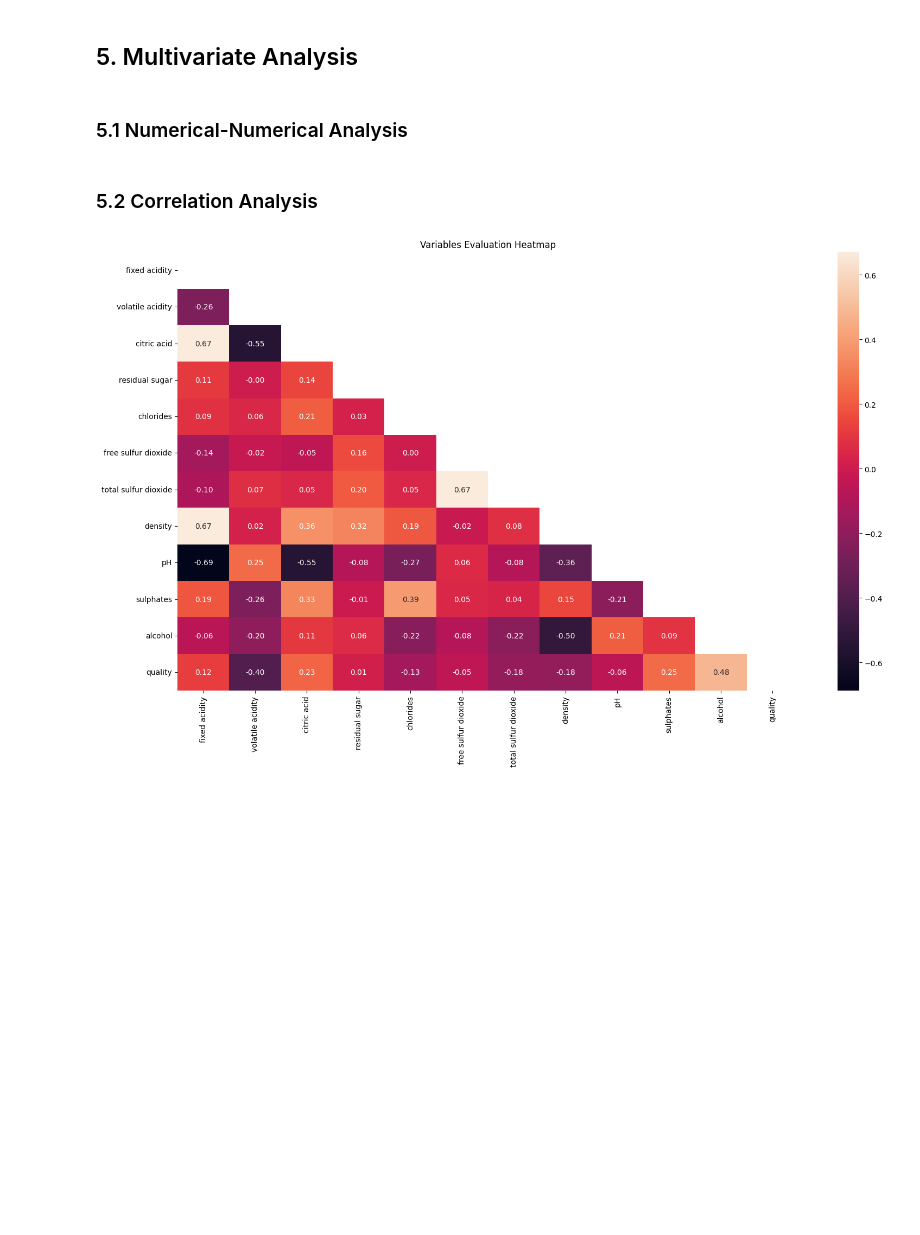
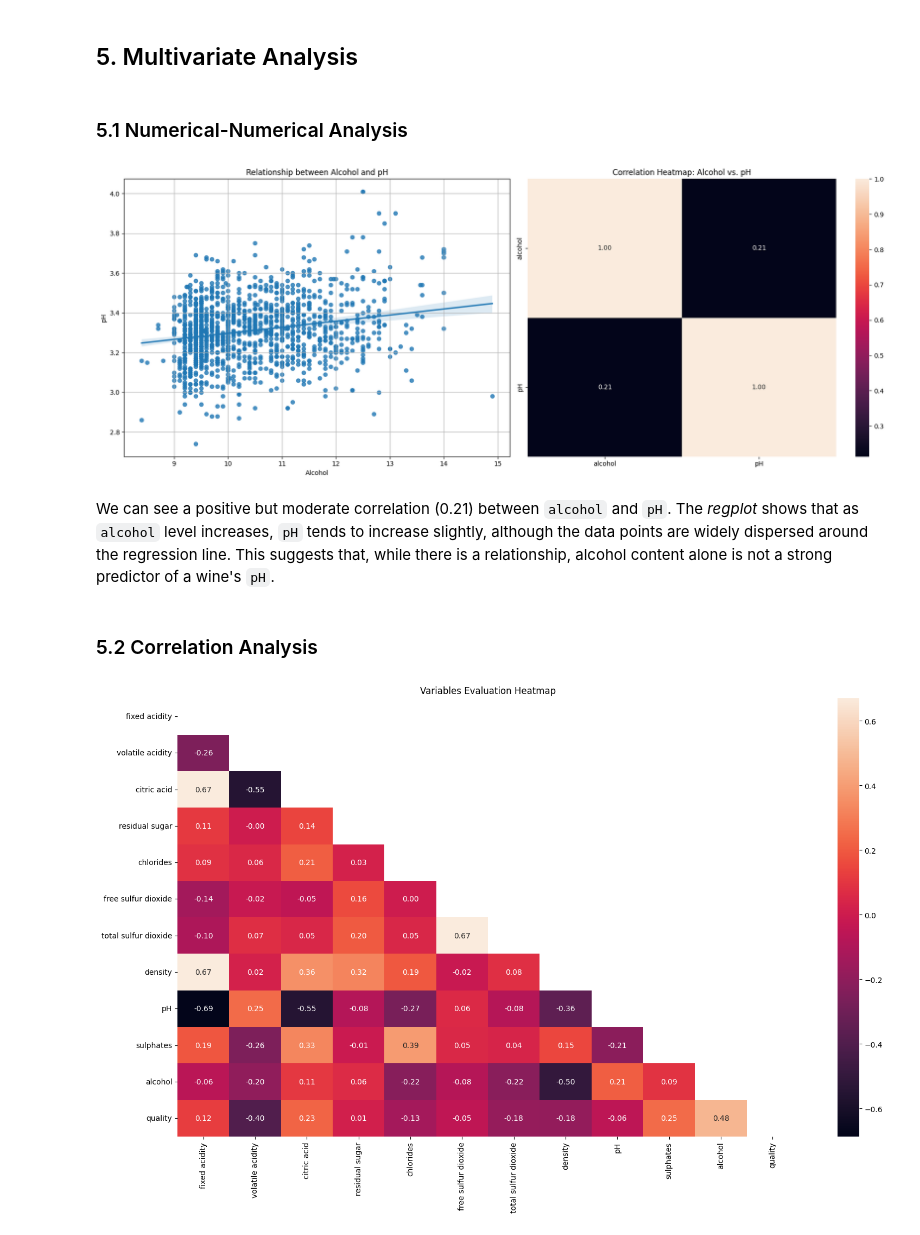
Before and after one commit to 4GeeksAcademy/danielpaez-dev-K-Nearest-Neighbours, a Jupyter notebook: src/explore.ipynb, the cells around one changed output. Drawn from its saved outputs; the diff is of its cells as text; code cells hidden in the pictures; blank space fills up the shorter version.

Commit message:
feat: :sparkles: numerical-numerical analysis and data processing
including normalization and minmax scalation

```diff
--- a/src/explore.ipynb
+++ b/src/explore.ipynb
@@ -343,7 +347,28 @@ plt.show()
 # %% [markdown]
 ### 5.1 Numerical-Numerical Analysis <a id='c5-1'></a>
 # %%
-# regplot y heatmap por variable
+correlation_matrix_2_vars = total_data[['alcohol', 'pH']].corr()
+fig, axes = plt.subplots(1, 2, figsize=(18, 7))
+
+# --- Subplot 1: regplot ---
+sns.regplot(data=total_data, x='alcohol', y='pH', ci=95, ax=axes[0])
+axes[0].set_title('Relationship between Alcohol and pH')
+axes[0].set_xlabel('Alcohol')
+axes[0].set_ylabel('pH')
+axes[0].grid(True)
+
+# --- Subplot 2: heatmap ---
+sns.heatmap(correlation_matrix_2_vars, annot=True, fmt=".2f", ax=axes[1])
+axes[1].set_title('Correlation Heatmap: Alcohol vs. pH')
+axes[1].set_xlabel('')
+axes[1].set_ylabel('')
+
+plt.tight_layout()
+plt.show()
+# %% [output]
+[figure, added]
+# %% [markdown]
+We can see a positive but moderate correlation (0.21) between `alcohol` and `pH`. The *regplot* shows that as `alcohol` level increases, `pH` tends to increase slightly, although the data points are widely dispersed around the regression line. This suggests that, while there is a relationship, alcohol content alone is not a strong predictor of a wine's `pH`.
 # %% [markdown]
 ### 5.2 Correlation Analysis <a id='c5-2'></a>
 # %%
```
Also changed, not shown: parts of 6 cells of this notebook.
